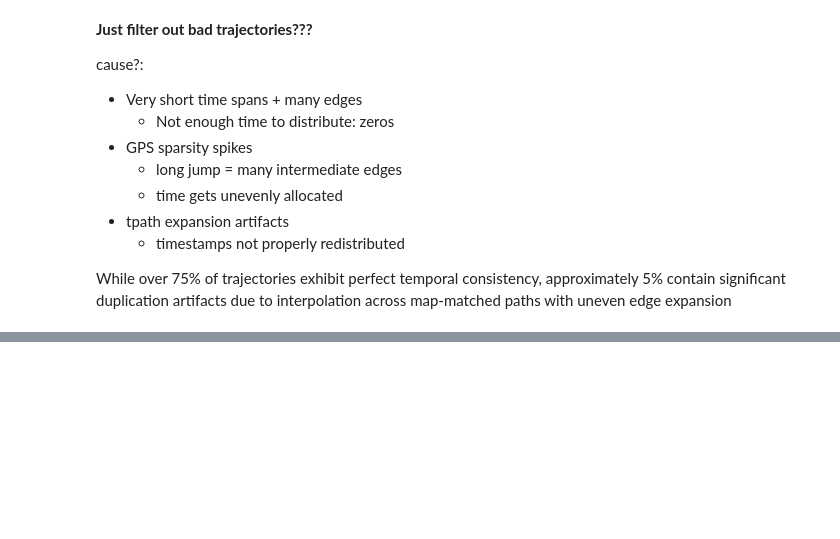
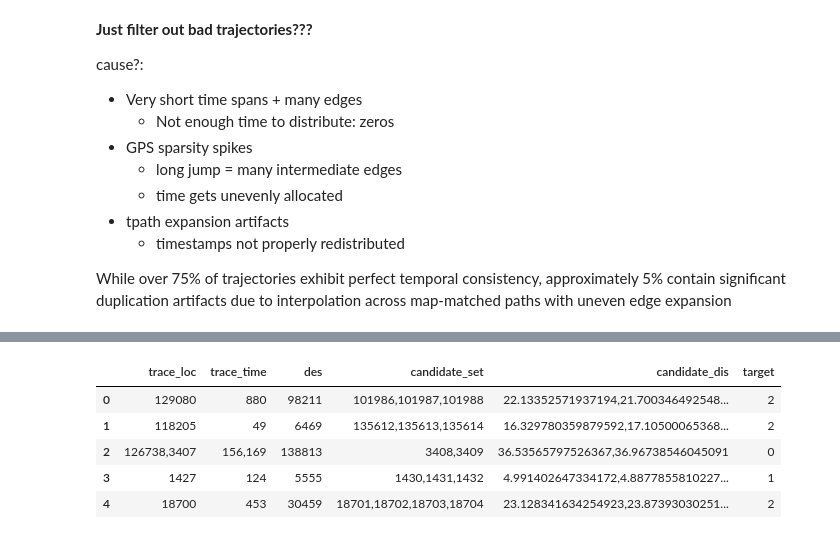
Before and after one commit to Jose-Velasco/URBAN-SYN, a Jupyter notebook: scripts/test.ipynb, the cells around one changed output, grey strips where cells are left out. Saved outputs shown, nothing was run; the diff lists cells and outputs as text; code cells hidden in the pictures; blank space fills up the shorter version.

```diff
--- a/scripts/test.ipynb
+++ b/scripts/test.ipynb
@@ -838,0 +918,9 @@ While over 75% of trajectories exhibit perfect temporal consistency, approximate
+# %%
+df_pretrain_input_test.head()
+# %% [output]
+|  | trace_loc | trace_time | des | candidate_set | candidate_dis | target |
+| 0 | 129080 | 880 | 98211 | 101986,101987,101988 | 22.13352571937194,21.700346492548... | 2 |
+| 1 | 118205 | 49 | 6469 | 135612,135613,135614 | 16.329780359879592,17.10500065368... | 2 |
+| 2 | 126738,3407 | 156,169 | 138813 | 3408,3409 | 36.53565797526367,36.96738546045091 | 0 |
+| 3 | 1427 | 124 | 5555 | 1430,1431,1432 | 4.991402647334172,4.8877855810227... | 1 |
+| 4 | 18700 | 453 | 30459 | 18701,18702,18703,18704 | 23.128341634254923,23.87393030251... | 2 |
```
Also changed, not shown: parts of 17 cells of this notebook, 1 other file.
